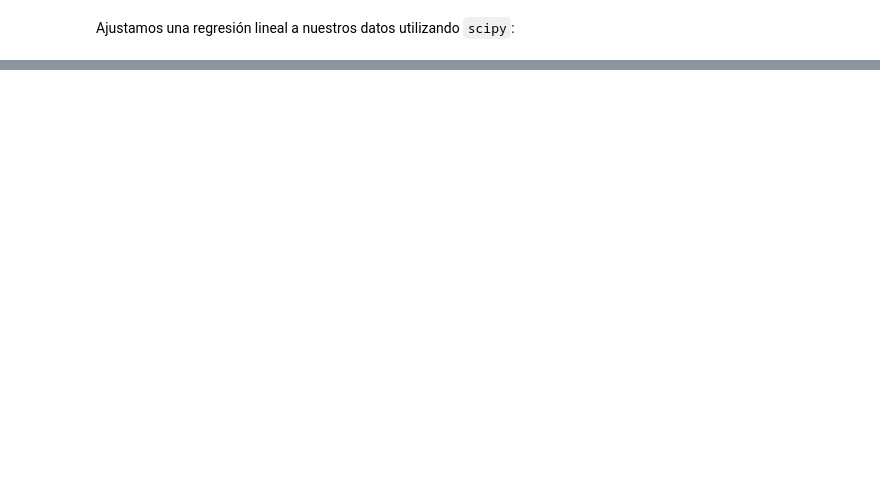
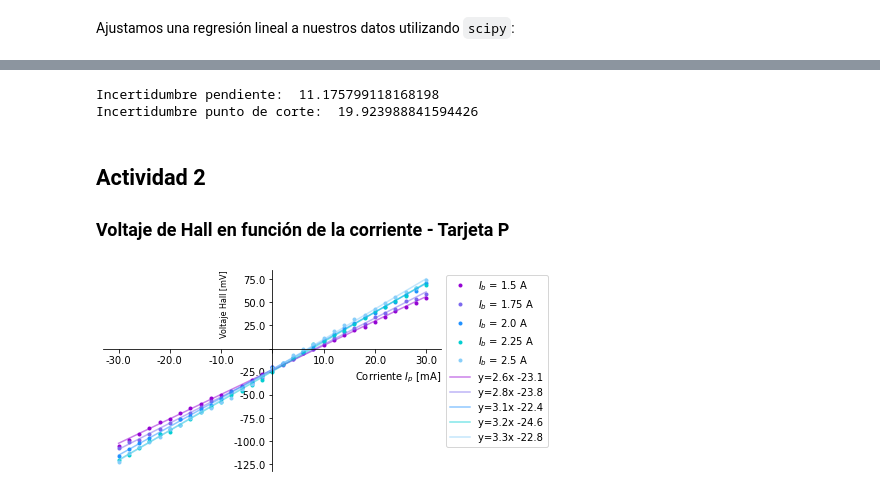
Before and after one commit to sofiaalvarezlopez/Laboratorio-Intermedio, a Jupyter notebook: Efecto Hall/Efecto Hall.ipynb, the cells around one changed output, grey strips where cells are left out. Drawn from its saved outputs; the diff is of its cells as text; code cells hidden in the pictures; blank space fills up the shorter version.

```diff
--- a/Efecto Hall/Efecto Hall.ipynb
+++ b/Efecto Hall/Efecto Hall.ipynb
@@ -22,10 +24,13 @@ x = np.linspace(actividad_1['Corriente (A)'][0], actividad_1['Corriente (A)'][le
 popt_act1, pcov_act1 = curve_fit(ajuste_lineal, actividad_1['Corriente (A)'], actividad_1['Campo (mT)'])
 # %%
 plt.figure(figsize=(5,5/1.61616))
-plt.scatter(actividad_1['Corriente (A)'], actividad_1['Campo (mT)'], c='purple')
+plt.plot(actividad_1['Corriente (A)'], actividad_1['Campo (mT)'], '.', c='purple')
 plt.plot(x, x*popt_act1[0] + popt_act1[1],c='lightpink', label='y={:.1f}x + {:.1f}'.format(popt_act1[0], popt_act1[1]))
+for i in range(len(actividad_1['Corriente (A)'])):
+    plt.errorbar(actividad_1['Corriente (A)'][i], actividad_1['Campo (mT)'][i],yerr=np.sqrt(pcov_act1[0,0]), c='red')
 plt.xlabel('Corriente bobinas [A]')
 plt.ylabel('Campo magnético [mT]')
 plt.tight_layout()
 plt.legend()
+plt.savefig('regresion_campo.pdf')
 # %% [output]
@@ -39,0 +40,18 @@ print(pcov_act1[0,0])
+# %%
+print('Incertidumbre pendiente: ', pcov_act1[0,0])
+print('Incertidumbre punto de corte: ', pcov_act1[1,1])
+# %% [output]
+Incertidumbre pendiente:  11.175799118168198
+Incertidumbre punto de corte:  19.923988841594426
+# %% [markdown]
+## Actividad 2
+### Voltaje de Hall en función de la corriente - Tarjeta P
+# %%
+p_V_I = pd.read_excel('Efecto_Hall.xlsx', sheet_name='p V-I')
+# %%
+x = np.linspace(p_V_I['Corriente (mA)'][0], p_V_I['Corriente (mA)'][len(p_V_I)-1], 100)
+popt_150, pcov_15 = curve_fit(ajuste_lineal, p_V_I['Corriente (mA)'], p_V_I['Voltaje Hall a 1,5 A (mV)'])
+popt_175, pcov_175 = curve_fit(ajuste_lineal, p_V_I['Corriente (mA)'], p_V_I['Voltaje Hall a 1,75 A (mV)'])
+popt_200, pcov_2 = curve_fit(ajuste_lineal, p_V_I['Corriente (mA)'], p_V_I['Voltaje Hall a 2 A (mV)'])
+popt_225, pcov_225 = curve_fit(ajuste_lineal, p_V_I['Corriente (mA)'], p_V_I['Voltaje Hall a 2,25 A (mV)'])
+popt_250, pcov_250 = curve_fit(ajuste_lineal, p_V_I['Corriente (mA)'], p_V_I['Voltaje Hall a 2,5 A (mV)'])
@@ -39,0 +62,29 @@ print(pcov_act1[0,0])
+# %%
+fig, ax = plt.subplots(figsize=(5,5/1.61616))
+i_b = 1.5
+colors = ['darkviolet', 'mediumslateblue', 'dodgerblue', 'darkturquoise', 'lightskyblue', 'turquoise']
+for i,col in enumerate(p_V_I.columns):
+    if col != 'Corriente (mA)':
+        plt.plot(p_V_I['Corriente (mA)'], p_V_I[col], '.',c=colors[i-1], label='$I_b$ = {} A'.format(i_b))
+        #plot_error_bars(p_V_I, col)
+        i_b += 0.25
+plt.plot(x, x*popt_150[0] + popt_150[1],c='darkviolet', alpha=0.5, label= 'y={:.1f}x {:.1f}'.format(popt_150[0], popt_150[1]))
+plt.plot(x, x*popt_175[0] + popt_175[1],c='mediumslateblue', alpha=0.5, label='y={:.1f}x {:.1f}'.format(popt_175[0], popt_175[1]))
+plt.plot(x, x*popt_200[0] + popt_200[1],c='dodgerblue', alpha=0.5, label='y={:.1f}x {:.1f}'.format(popt_200[0], popt_200[1]))
+plt.plot(x, x*popt_225[0] + popt_225[1],c='darkturquoise', alpha=0.5, label='y={:.1f}x {:.1f}'.format(popt_225[0], popt_225[1]))
+plt.plot(x, x*popt_250[0] + popt_250[1],c='lightskyblue', alpha=0.5, label='y={:.1f}x {:.1f}'.format(popt_250[0], popt_250[1]))
+
+ax.spines['left'].set_position('zero')
+ax.spines['right'].set_color('none')
+ax.spines['bottom'].set_position('zero')
+ax.spines['top'].set_color('none')
+func = lambda x, pos: "" if np.isclose(x,0) else x
+plt.gca().xaxis.set_major_formatter(ticker.FuncFormatter(func))
+plt.gca().yaxis.set_major_formatter(ticker.FuncFormatter(func))
+ax.set_xlabel('Corriente $I_p$ [mA]', loc='right')
+ax.set_ylabel('Voltaje Hall [mV]', fontsize=8, loc='top')
+plt.tight_layout()
+ax.legend(loc='upper left', bbox_to_anchor=(1, 1))
+plt.savefig('p-V-I.pdf')
+# %% [output]
+[figure, added]
```
Also changed, not shown: parts of 6 cells of this notebook, 4 other files.
